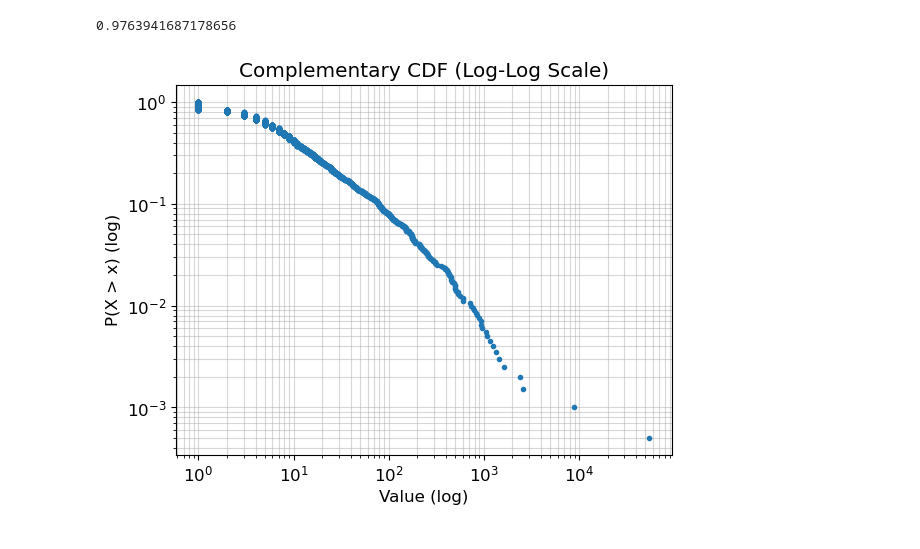
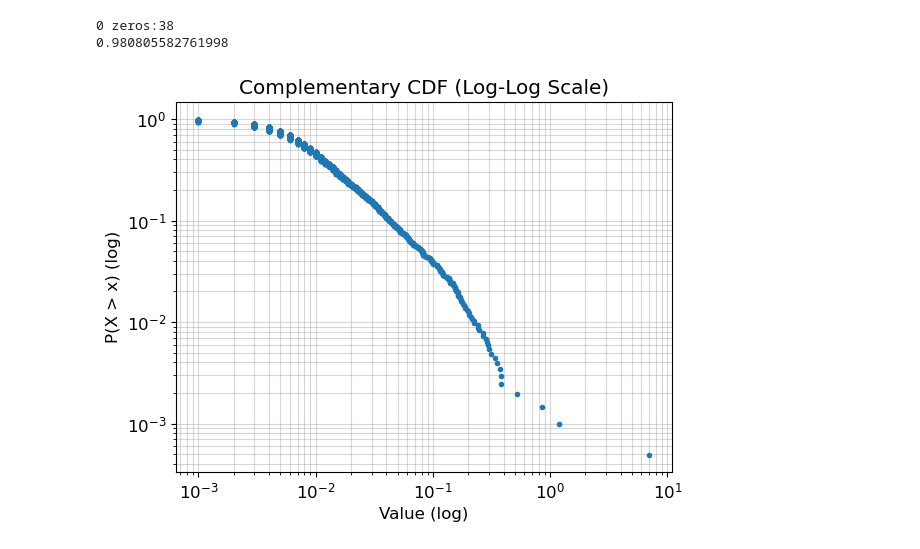
Before and after one commit to alongutf/dysregulated-persistence, a Jupyter notebook: scripts/test.ipynb, the cells around one changed output. Saved outputs shown, nothing was run; the diff lists cells and outputs as text; code cells hidden in the pictures.

```diff
--- a/scripts/test.ipynb
+++ b/scripts/test.ipynb
@@ -106,35 +144,38 @@ len(pcs)
 import pandas as pd
 import numpy as np
 import os
 import matplotlib.pyplot as plt
 root_dir = r"C:\Users\owner\Documents\Projects\dysregulated-persistence"
-file_name = ('Expira_biorep_t0A_filtered.csv')
+file_name = ('sample_15a_filtered.csv')
+path = os.path.join(root_dir,'data_for_paper', file_name)
 df = pd.read_csv(os.path.join(root_dir,'data_for_paper', file_name), index_col=0, header=0)
 m = df.to_numpy()
-gene_sums = m.sum(axis=0)
+gene_sums = m.mean(axis=0)
 def plot_ccdf(data, label=None):
     # 1. Sort the data in ascending order
     sorted_data = np.sort(data)
 
     # 2. Calculate the CDF values (from 1/N to 1)
     # n is the number of data points
     n = len(sorted_data)
     cdf = np.arange(1, n + 1) / n
 
     # 3. Calculate the CCDF (1 - CDF)
     # We use (n - i) / n to avoid the last point being 0,
     # which can't be plotted on a log scale.
     ccdf = 1 - cdf + (1/n)
 
     # 4. Plotting
     plt.loglog(sorted_data, ccdf, marker='.', linestyle='none', label=label)
     plt.xlabel('Value (log)')
     plt.ylabel('P(X > x) (log)')
     plt.title('Complementary CDF (Log-Log Scale)')
     plt.grid(True, which="both", ls="-", alpha=0.5)
 plot_ccdf(gene_sums)
+print(f'0 zeros:{np.sum(gene_sums == 0)}')
 print(sum(sum(m==0))/len(m.flatten()))
 # %% [output]
-0.9763941687178656
+0 zeros:38
+0.980805582761998
-[figure, old version]
+[figure, new version]
 # %%
```
Also changed, not shown: parts of 9 cells of this notebook, 4 other files.
